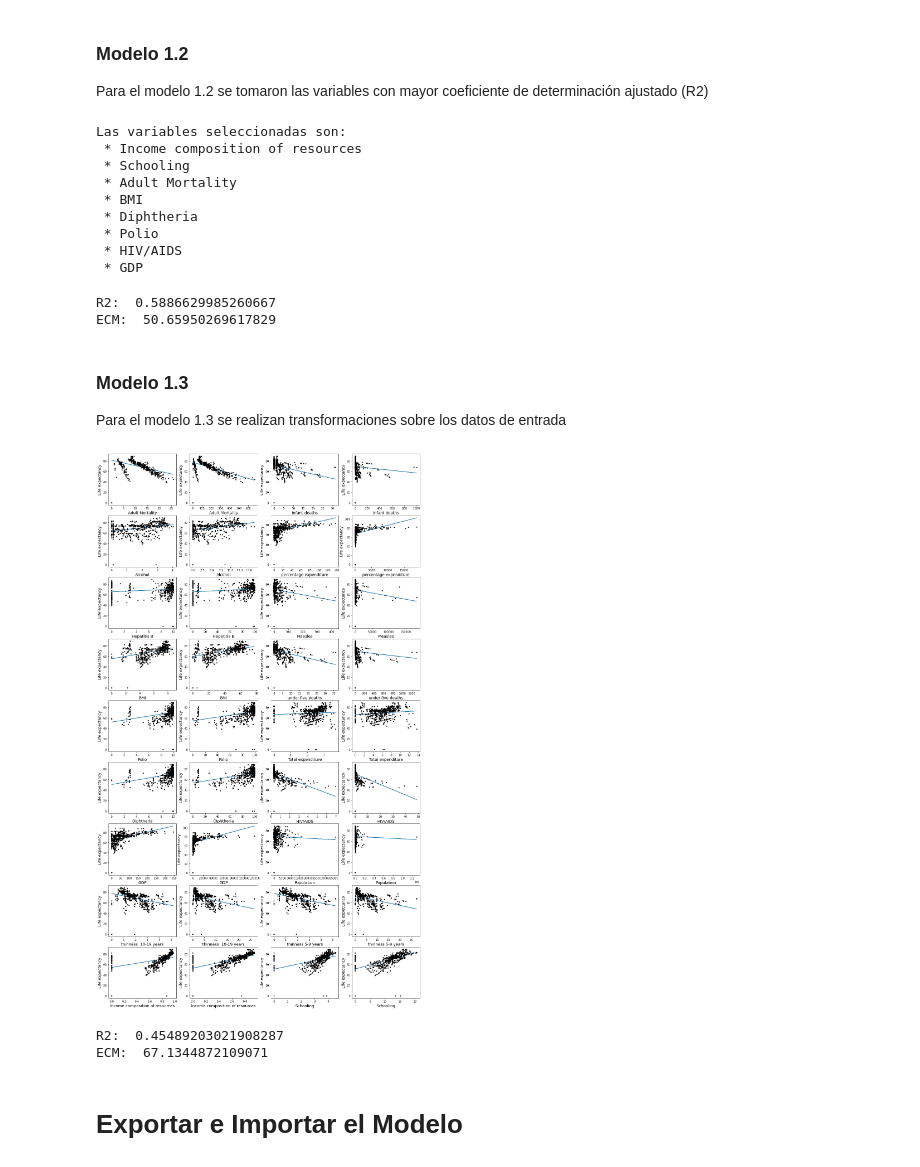
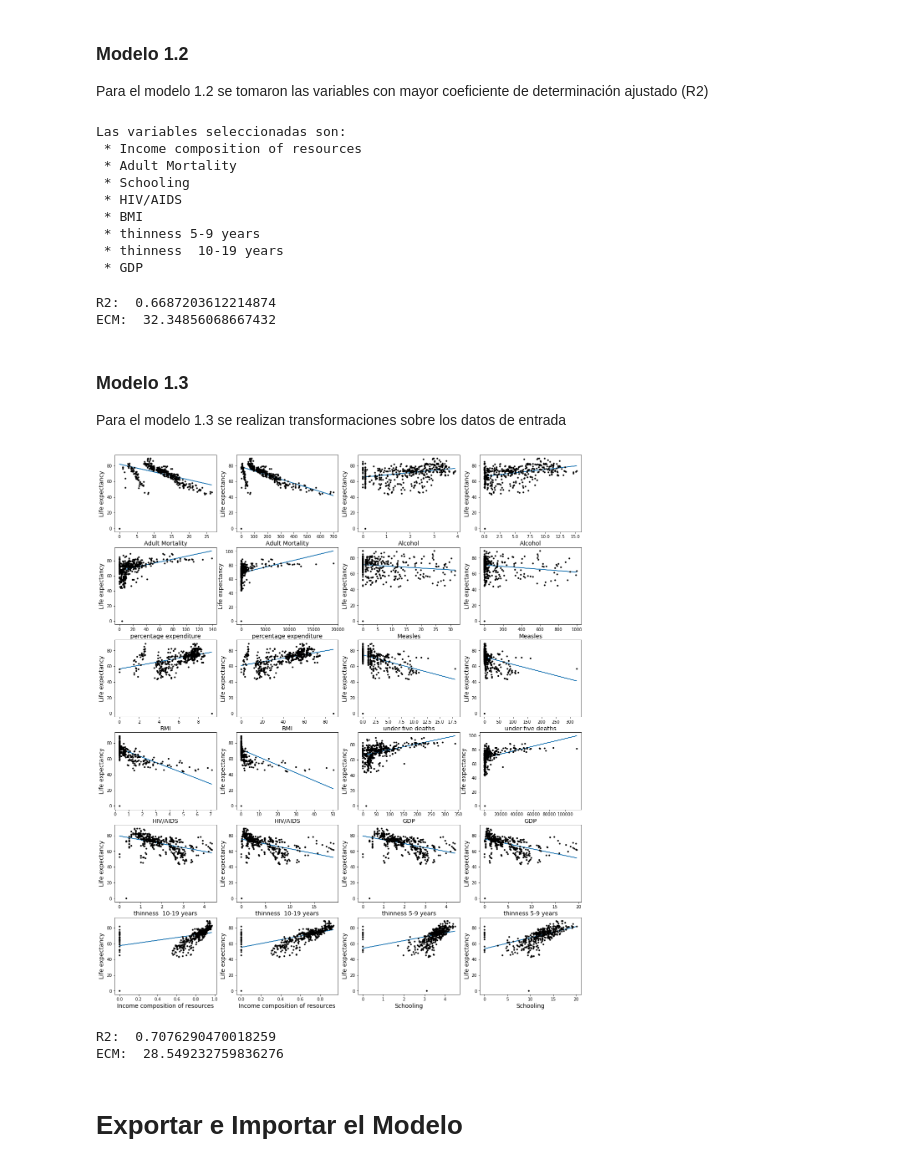
Before and after one commit to jscabraWork/Lab3, a Jupyter notebook: notebook.ipynb, the cells around one changed output. Cells and saved outputs as stored; diff of their text form; code cells hidden in the pictures.

```diff
--- a/notebook.ipynb
+++ b/notebook.ipynb
@@ -154,3 +145,6 @@ dtype: int64
+# %%
+#Si es numero de casos reportados por cada mil habitantes no puede ser un valor mayor a 1000
+df_datos_t = df_datos_t[df_datos_t.Measles<=1000]
 # %%
 # Cantidad de datos y número de variables
 df_datos_t.shape
@@ -372,12 +366,12 @@ for v in selected_cols:
 # %% [output]
 Las variables seleccionadas son:
  * Income composition of resources
+ * Adult Mortality
  * Schooling
- * Adult Mortality
+ * HIV/AIDS
  * BMI
- * Diphtheria
- * Polio
- * HIV/AIDS
+ * thinness 5-9 years
+ * thinness  10-19 years
  * GDP
 # %%
 pipe = create_pipe(selected_cols)
@@ -385,16 +379,16 @@ pipe = create_pipe(selected_cols)
 print("R2: ",pipe.score(X_test, Y_test))
 print("ECM: " , mse(Y_test, pipe.predict(X_test)))
 # %% [output]
-R2:  0.5886629985260667
-ECM:  50.65950269617829
+R2:  0.6687203612214874
+ECM:  32.34856068667432
 # %% [markdown]
 ### Modelo 1.3
 Para el modelo 1.3 se realizan transformaciones sobre los datos de entrada
 # %%
-variables = ['Adult Mortality','infant deaths'
-             ,'Alcohol','percentage expenditure','Hepatitis B','Measles'
-             ,'BMI','under-five deaths','Polio','Total expenditure','Diphtheria'
-             ,'HIV/AIDS','GDP','Population','thinness  10-19 years','thinness 5-9 years'
+variables = ['Adult Mortality'
+             ,'Alcohol','percentage expenditure','Measles'
+             ,'BMI','under-five deaths',
+             'HIV/AIDS','GDP','thinness  10-19 years','thinness 5-9 years'
              ,'Income composition of resources','Schooling']
 i = 0
 for var in variables:
@@ -408,50 +402,51 @@ for var in variables:
 
     y_pred = model.predict(X_test_temp)
 
 
 
     plt.rcParams['figure.figsize'] = [20, 40]
     plt.subplot(10, 4, i)
     plt.xlabel(var, fontsize=14)
     plt.ylabel("Life expectancy", fontsize=14)
     plt.plot(X_test_temp, y_pred, X_test_temp , Y_test, 'k.')
 
 
 
 
     i += 1
 
     X_temp =X_train[[var]]
     X_test_temp =X_test[[var]]
     model = LinearRegression()
     model.fit(X_temp, Y_train)
 
     y_pred = model.predict(X_test_temp)
     plt.rcParams['figure.figsize'] = [20, 20]
     plt.subplot(10, 4, i)
     plt.xlabel(var, fontsize=14)
     plt.ylabel("Life expectancy", fontsize=14)
     plt.plot(X_test_temp, y_pred, X_test_temp , Y_test, 'k.')
 
 plt.rcParams['figure.figsize'] = [6.4, 4.8]
 # %% [output]
-[figure, old version]
+[figure, new version]
 # %%
 mse_list=[]
 score=[]
-variables = ['Income composition of resources', 'Schooling', 'Adult Mortality'
-             , 'BMI', 'Diphtheria', 'Polio', 'HIV/AIDS', 'GDP']
-variables=['infant deaths'
-             ,'Alcohol','percentage expenditure','Hepatitis B','Measles'
-             ,'under-five deaths','Total expenditure'
-             ,'Population','thinness  10-19 years','thinness 5-9 years'
+
+
+variables=['Adult Mortality'
+             ,'Alcohol','percentage expenditure','Measles'
+             ,'BMI','under-five deaths',
+             'HIV/AIDS','GDP','thinness  10-19 years','thinness 5-9 years'
+             ,'Income composition of resources','Schooling'
              ]
 pipe = create_pipe(variables, transform=True)
 print("R2: ",pipe.score(X_test, Y_test))
 print("ECM: " , mse(Y_test, pipe.predict(X_test)))
 # %% [output]
-R2:  0.45489203021908287
-ECM:  67.1344872109071
+R2:  0.7076290470018259
+ECM:  28.549232759836276
 # %% [markdown]
 # Exportar e Importar el Modelo
 # %%
```
Also changed, not shown: parts of 11 cells of this notebook, 9 other files.
